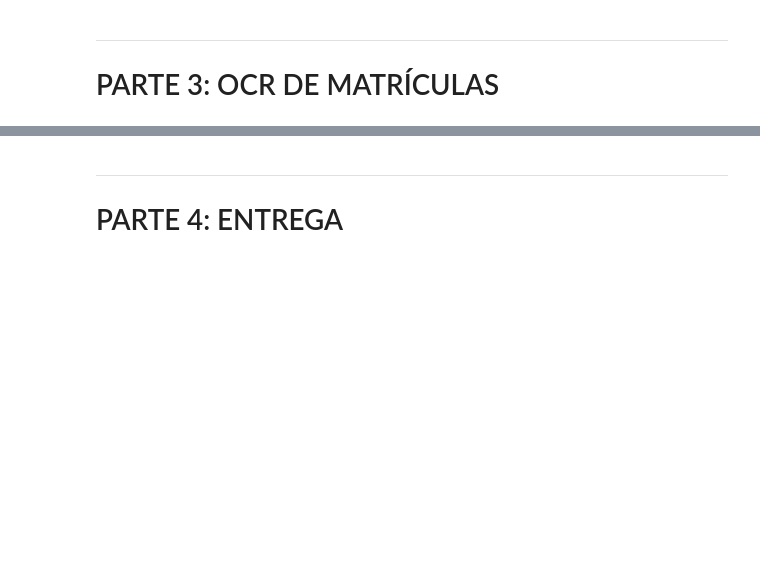
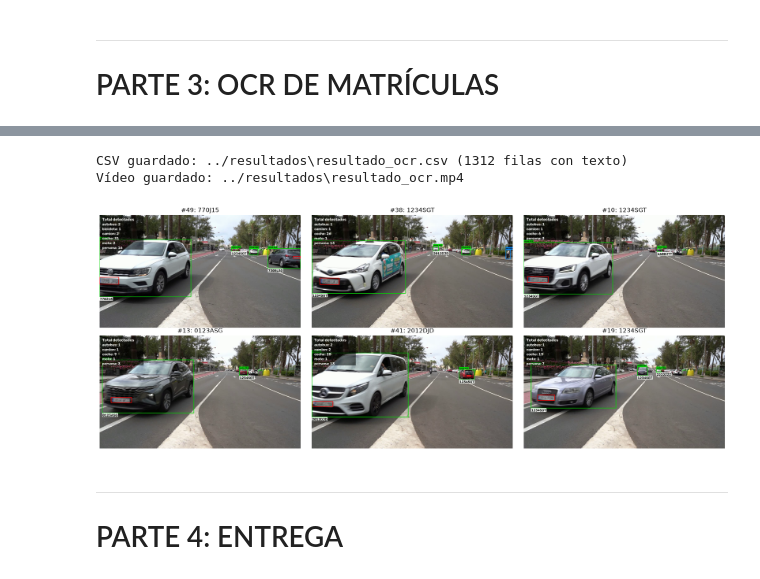
Before and after one commit to pablodmsngn/VC, a Jupyter notebook: PRACTICA_4/TAREAS/VC_P4_TAREA_2.ipynb, the cells around one changed output, grey strips where cells are left out. Cells and saved outputs as stored; diff of their text form; code cells hidden in the pictures; blank space fills up the shorter version.

```diff
--- a/PRACTICA_4/TAREAS/VC_P4_TAREA_2.ipynb
+++ b/PRACTICA_4/TAREAS/VC_P4_TAREA_2.ipynb
@@ -79,3 +408,82 @@ PASO 3.7: GRÁFICAS DE LA COMPARATIVA
+# %%
+# CSV: texto_matricula en las filas con matrícula detectada
+df['texto_matricula'] = [texto_por_id.get(tid, '') if m == 'si' else ''
+                         for tid, m in zip(df.identificador_tracking, df.matricula_en_su_caso)]
+df.to_csv(SALIDA_CSV, index=False)
+print(f'CSV guardado: {SALIDA_CSV} ({(df.texto_matricula != "").sum()} filas con texto)')
+
+# Vídeo: se redibuja a partir del CSV añadiendo el texto
+COLORES = {'persona': (255, 140, 0), 'bicicleta': (0, 200, 255), 'coche': (0, 220, 0),
+           'moto': (255, 0, 255), 'autobus': (0, 140, 255), 'camion': (255, 255, 0)}
+
+
+def etiqueta(img, texto, x, y, fondo, color_texto=(0, 0, 0), escala=0.6, grosor=2):
+    (tw, th), base = cv2.getTextSize(texto, cv2.FONT_HERSHEY_SIMPLEX, escala, grosor)
+    y = max(y, th + base + 2)
+    cv2.rectangle(img, (x, y - th - base - 2), (x + tw + 4, y + 2), fondo, -1)
+    cv2.putText(img, texto, (x + 2, y - base), cv2.FONT_HERSHEY_SIMPLEX, escala, color_texto, grosor, cv2.LINE_AA)
+
+
+por_fotograma = {k: g for k, g in df.groupby('fotograma')}
+cap = cv2.VideoCapture(VIDEO_PATH)
+fps = cap.get(cv2.CAP_PROP_FPS)
+ancho, alto = int(cap.get(3)), int(cap.get(4))
+tam_salida = (1280, int(alto * 1280 / ancho))
+writer = cv2.VideoWriter(SALIDA_VIDEO, cv2.VideoWriter_fourcc(*'mp4v'), fps, tam_salida)
+vistos = defaultdict(set)
+n = 0
+while True:
+    ok, frame = cap.read()
+    if not ok:
+        break
+    for f in por_fotograma.get(n, pd.DataFrame()).itertuples():
+        color = COLORES.get(f.tipo_objeto, (200, 200, 200))
+        vistos[f.tipo_objeto].add(f.identificador_tracking)
+        cv2.rectangle(frame, (f.x1, f.y1), (f.x2, f.y2), color, 3)
+        etiqueta(frame, f'{f.tipo_objeto} #{f.identificador_tracking}', f.x1, f.y1 - 4, color)
+        texto = texto_por_id.get(f.identificador_tracking, '')
+        if f.matricula_en_su_caso == 'si':
+            mx1, my1, mx2, my2 = int(f.mx1), int(f.my1), int(f.mx2), int(f.my2)
+            cv2.rectangle(frame, (mx1, my1), (mx2, my2), (0, 0, 255), 3)
+        if texto:   # texto de la matrícula bajo el vehículo durante todo su recorrido
+            etiqueta(frame, texto, f.x1, f.y2 + 34, (255, 255, 255), escala=1.1, grosor=3)
+    # Panel de conteo
+    capa = frame.copy()
+    lineas = [f'{k}: {len(v)}' for k, v in sorted(vistos.items())]
+    cv2.rectangle(capa, (10, 10), (420, 60 + 45 * len(lineas)), (0, 0, 0), -1)
+    frame = cv2.addWeighted(capa, 0.55, frame, 0.45, 0)
+    cv2.putText(frame, 'Total detectados', (25, 55), cv2.FONT_HERSHEY_SIMPLEX, 1.3, (255, 255, 255), 3, cv2.LINE_AA)
+    for k, linea in enumerate(lineas):
+        cv2.putText(frame, linea, (25, 100 + 45 * k), cv2.FONT_HERSHEY_SIMPLEX, 1.2, (255, 255, 255), 3, cv2.LINE_AA)
+    writer.write(cv2.resize(frame, tam_salida))
+    n += 1
+cap.release()
+writer.release()
+print('Vídeo guardado:', SALIDA_VIDEO)
+
+# Algunos fotogramas con el texto leído
+ids_con_texto = [tid for tid, t in texto_por_id.items() if t]
+ejemplos = (df[(df.matricula_en_su_caso == 'si') & df.identificador_tracking.isin(ids_con_texto)]
+            .assign(area=lambda d: (d.mx2.astype(int) - d.mx1.astype(int)) * (d.my2.astype(int) - d.my1.astype(int)))
+            .sort_values('area', ascending=False).drop_duplicates('identificador_tracking').head(6))
+cap = cv2.VideoCapture(SALIDA_VIDEO)
+plt.figure(figsize=(18, 7))
+for i, f in enumerate(ejemplos.itertuples()):
+    cap.set(cv2.CAP_PROP_POS_FRAMES, f.fotograma)
+    ok, img = cap.read()
+    if ok:
+        cv2.imwrite(os.path.join(CARPETA_RESULTADOS, f'ocr_frame_{f.fotograma}.jpg'), img)
+        plt.subplot(2, 3, i + 1)
+        plt.imshow(cv2.cvtColor(img, cv2.COLOR_BGR2RGB))
+        plt.title(f'#{f.identificador_tracking}: {texto_por_id[f.identificador_tracking]}')
+        plt.axis('off')
+cap.release()
+plt.tight_layout()
+plt.show()
+# %% [output]
+CSV guardado: ../resultados\resultado_ocr.csv (1312 filas con texto)
+Vídeo guardado: ../resultados\resultado_ocr.mp4
+[figure, added]
 # %% [markdown]
 ---
 # PARTE 4: ENTREGA
```
Also changed, not shown: parts of 42 cells of this notebook, 55 other files.
